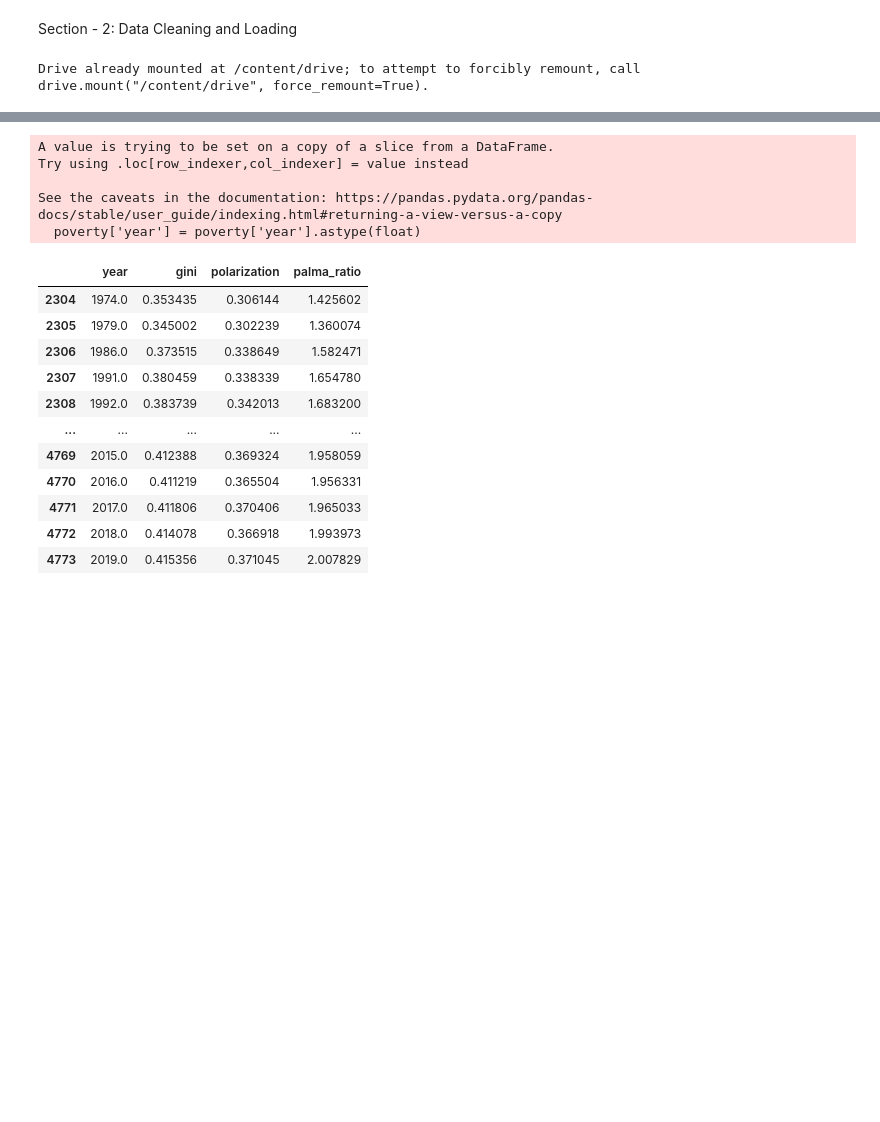
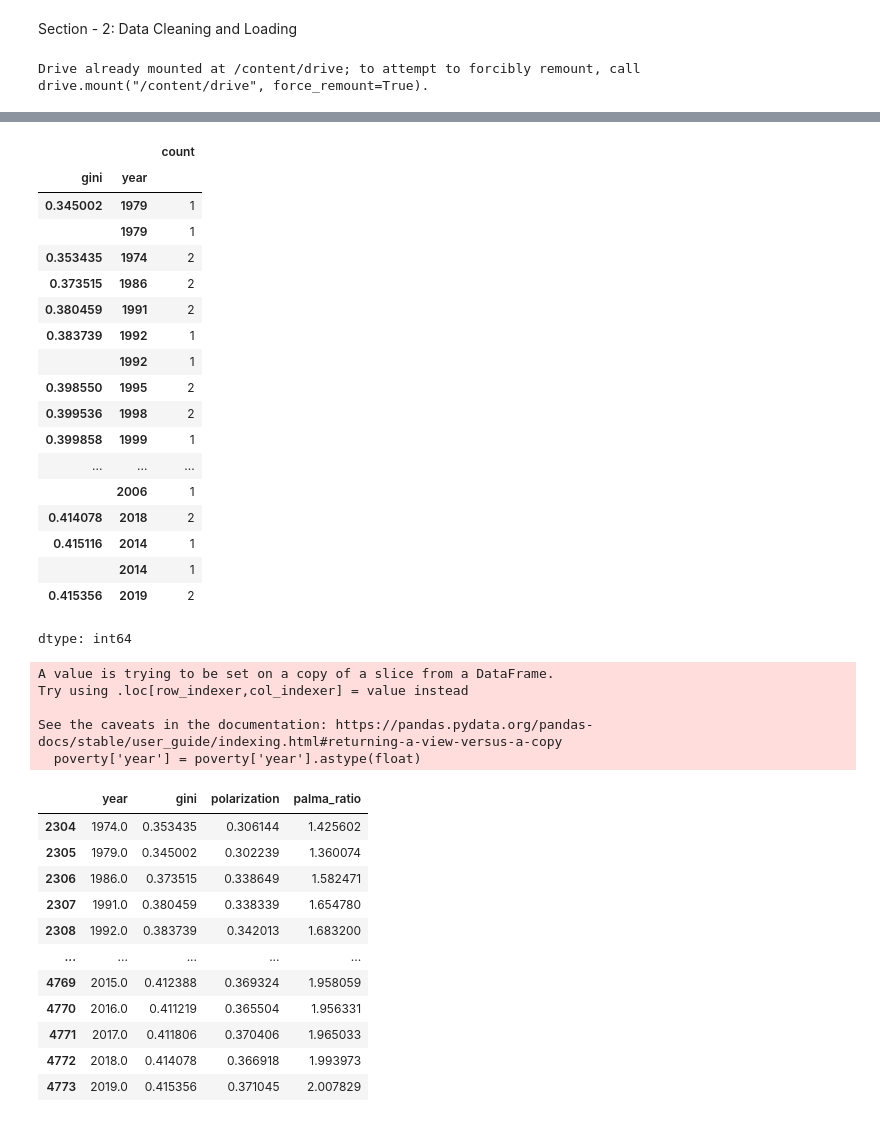
Before and after one commit to Sai0472003/PatentLitigation_Impact, a Jupyter notebook: Project1.ipynb, the cells around one changed output, grey strips where cells are left out. Drawn from its saved outputs; the diff is of its cells as text; code cells hidden in the pictures; blank space fills up the shorter version.

```diff
--- a/Project1.ipynb
+++ b/Project1.ipynb
@@ -113,3 +112,25 @@ len(patents)
+# %%
+poverty_dataset.groupby('gini')['year'].value_counts()
+# %% [output]
+|  |  | count |
+| gini | year |  |
+| 0.345002 | 1979 | 1 |
+|  | 1979 | 1 |
+| 0.353435 | 1974 | 2 |
+| 0.373515 | 1986 | 2 |
+| 0.380459 | 1991 | 2 |
+| 0.383739 | 1992 | 1 |
+|  | 1992 | 1 |
+| 0.398550 | 1995 | 2 |
+| 0.399536 | 1998 | 2 |
+| 0.399858 | 1999 | 1 |
+| ... | ... | ... |
+|  | 2006 | 1 |
+| 0.414078 | 2018 | 2 |
+| 0.415116 | 2014 | 1 |
+|  | 2014 | 1 |
+| 0.415356 | 2019 | 2 |
+dtype: int64
 # %%
 # %% [output]
 A value is trying to be set on a copy of a slice from a DataFrame.
```
Also changed, not shown: parts of 5 cells of this notebook.
